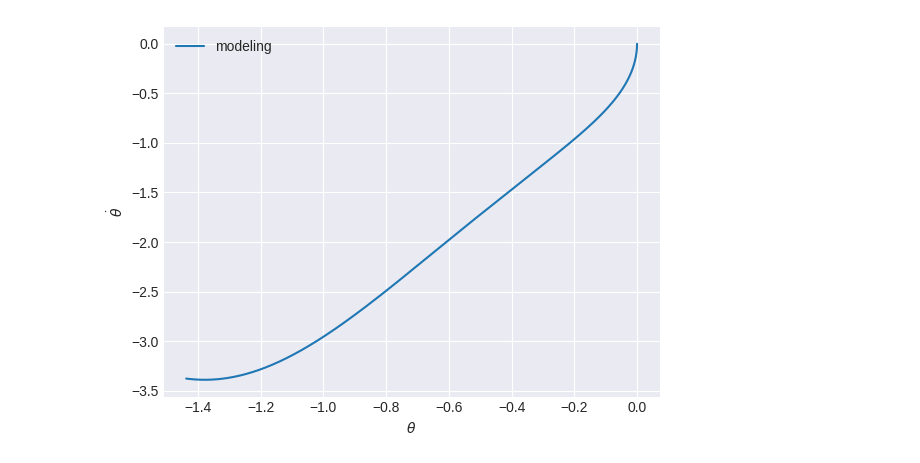
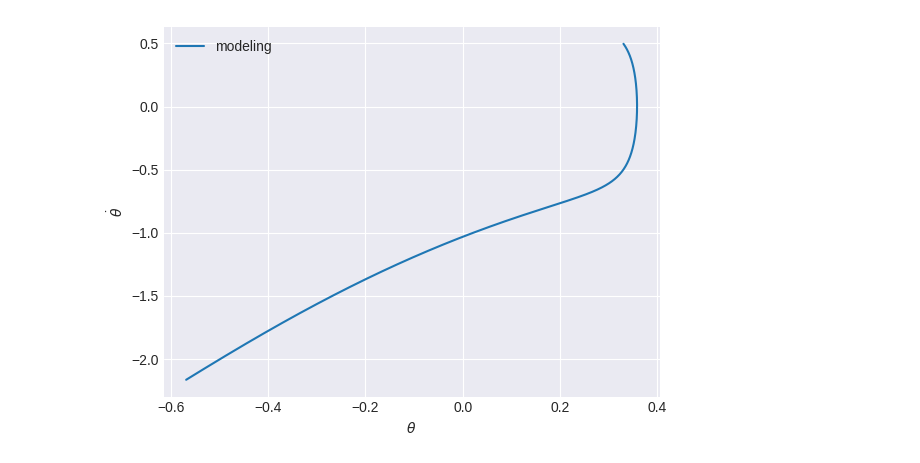
Before and after one commit to reiv27/biomechanics, a Jupyter notebook: dynamics_handmade.ipynb, the cells around one changed output. Cells and saved outputs as stored; diff of their text form; code cells hidden in the pictures.

```diff
--- a/dynamics_handmade.ipynb
+++ b/dynamics_handmade.ipynb
@@ -336,8 +336,8 @@ dt = 1 / frequency
 #         [C20, C21, 0.0]
 #     ])
 # %%
-theta = 0
-theta_d = 0
+theta = 0.33
+theta_d = 0.5
 frequency = 1000
 dt = 1 / frequency
 t = 0
@@ -349,41 +349,41 @@ time_list = []
 
 for i in range(frequency):
   q1 = phi(theta, coeffs_1)
   q3 = phi(theta, coeffs_3)
   q1_dot = phi_dot(theta, coeffs_1)
   q3_dot = phi_dot(theta, coeffs_3)
 
   M_val = M(q1, theta, q3)
   C_val = C(q1, theta, q3, vector_phi_dot(q1_dot, q3_dot)[0], theta_d, vector_phi_dot(q1_dot, q3_dot)[2])
   G_val = G(q1, theta, q3)
 
   alpha_val = alpha(M_val, vector_phi_dot(q1_dot, q3_dot))
   beta_val = beta(M_val, C_val, vector_phi_dot(q1_dot, q3_dot), vector_phi_dot_dot(q1_dot, q3_dot))
   gamma_val = gamma(G_val)
 
 
   theta_dd = (-beta_val * theta_d**2 - gamma_val) / alpha_val
   theta_d += theta_dd[0] * dt
   theta += theta_d * dt
 
   theta_list.append(theta)
   theta_d_list.append(theta_d)
   theta_dd_list.append(theta_dd)
   time_list.append(t)
 
   t += dt
 
 theta_list = np.array(theta_list)
 theta_d_list = np.array(theta_d_list)
 theta_dd_list = np.array(theta_dd_list)
+
+plt.plot(theta_list, theta_d_list, label='modeling')
+plt.xlabel(r'$\theta$')
+plt.ylabel(r'$\dot{\theta}$')
+plt.legend()
+plt.show()
+# %% [output]
+[figure, added]
-# %%
-plt.plot(theta_list, theta_d_list, label='modeling')
-plt.xlabel(r'$\theta$')
-plt.ylabel(r'$\dot{\theta}$')
-plt.legend()
-plt.show()
-# %% [output]
-[figure, removed]
 # %%
 tau_1_list = []
 tau_2_list = []
```
Also changed, not shown: parts of 3 cells of this notebook, 1 other file.
